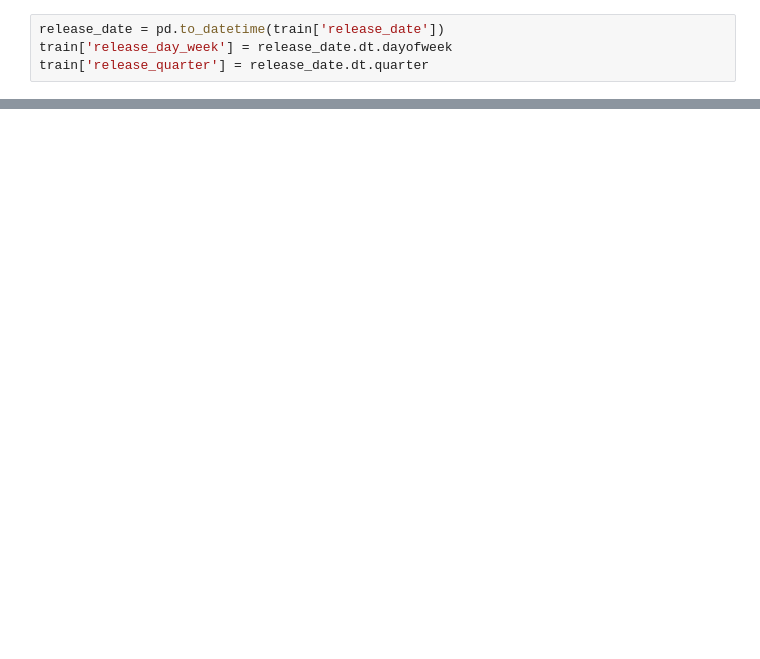
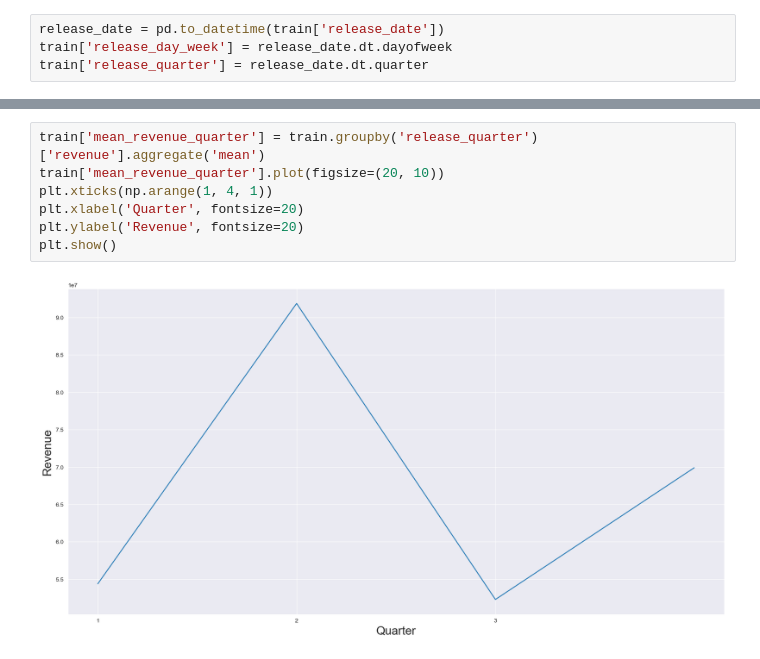
Before and after one commit to F1ameX/Machine-learning, a Jupyter notebook: Box-office-prediction_Kaggle/sample.ipynb, the cells around one changed output, grey strips where cells are left out. Saved outputs shown, nothing was run; the diff lists cells and outputs as text; blank space fills up the shorter version.

```diff
--- a/Box-office-prediction_Kaggle/sample.ipynb
+++ b/Box-office-prediction_Kaggle/sample.ipynb
@@ -280,0 +307,9 @@ plt.show()
+# %%
+train['mean_revenue_quarter'] = train.groupby('release_quarter')['revenue'].aggregate('mean')
+train['mean_revenue_quarter'].plot(figsize=(20, 10))
+plt.xticks(np.arange(1, 4, 1))
+plt.xlabel('Quarter', fontsize=20)
+plt.ylabel('Revenue', fontsize=20)
+plt.show()
+# %% [output]
+[figure, added]
```
Also changed, not shown: parts of 32 cells of this notebook.
